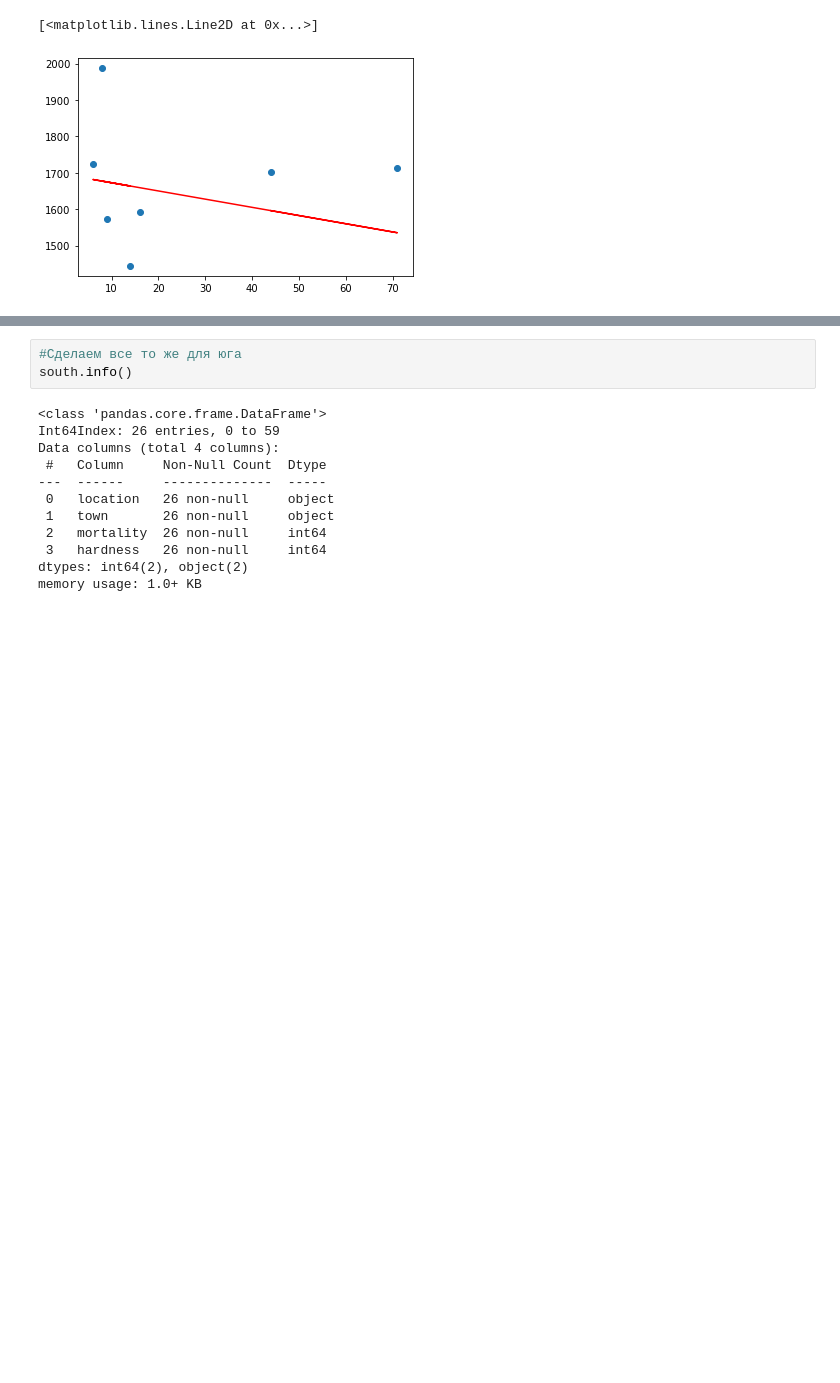
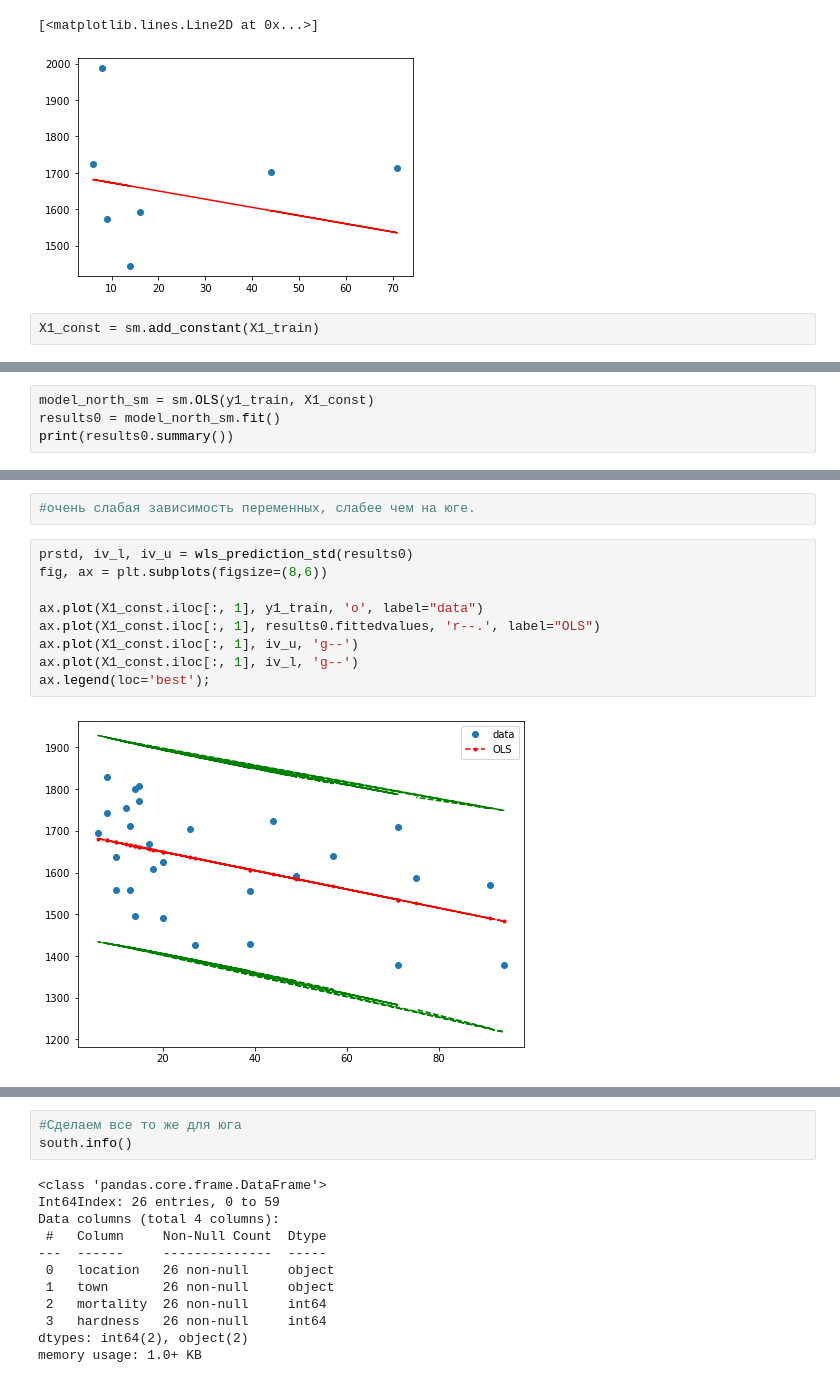
Before and after one commit to igorzhidkov/DS29, a Jupyter notebook: HW_corr_reg.ipynb, the cells around one changed output, grey strips where cells are left out. Drawn from its saved outputs; the diff is of its cells as text; blank space fills up the shorter version.

```diff
--- a/HW_corr_reg.ipynb
+++ b/HW_corr_reg.ipynb
@@ -206,3 +206,5 @@ plt.plot(X1_test, y1_pred, c='r')
 # %% [output]
 [<matplotlib.lines.Line2D at 0x...>]
 [figure]
+# %%
+X1_const = sm.add_constant(X1_train)
@@ -208,0 +215,4 @@ plt.plot(X1_test, y1_pred, c='r')
+# %%
+model_north_sm = sm.OLS(y1_train, X1_const)
+results0 = model_north_sm.fit()
+print(results0.summary())
@@ -208,0 +237,13 @@ plt.plot(X1_test, y1_pred, c='r')
+# %%
+#очень слабая зависимость переменных, слабее чем на юге.
+# %%
+prstd, iv_l, iv_u = wls_prediction_std(results0)
+fig, ax = plt.subplots(figsize=(8,6))
+
+ax.plot(X1_const.iloc[:, 1], y1_train, 'o', label="data")
+ax.plot(X1_const.iloc[:, 1], results0.fittedvalues, 'r--.', label="OLS")
+ax.plot(X1_const.iloc[:, 1], iv_u, 'g--')
+ax.plot(X1_const.iloc[:, 1], iv_l, 'g--')
+ax.legend(loc='best');
+# %% [output]
+[figure, added]
```
Also changed, not shown: parts of 6 cells of this notebook.
